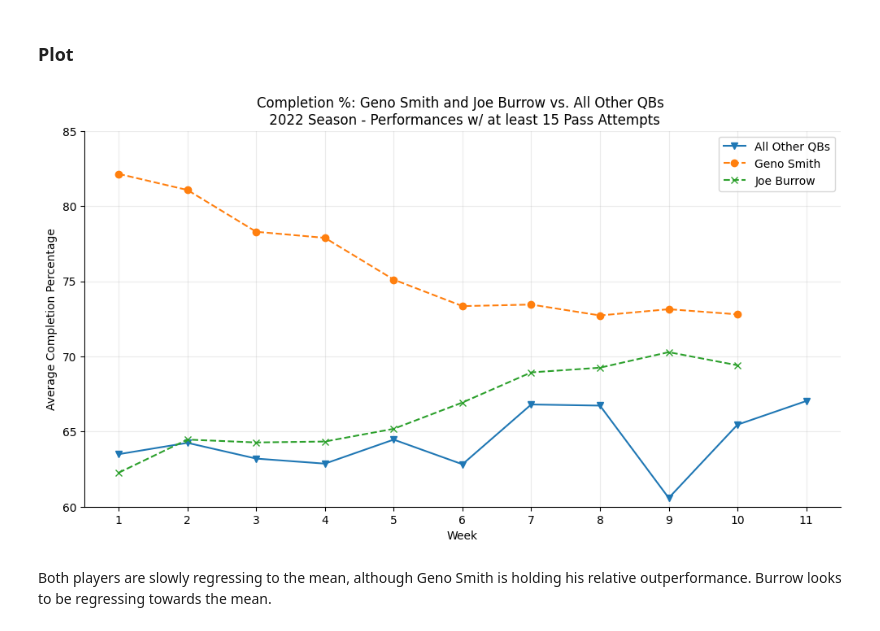
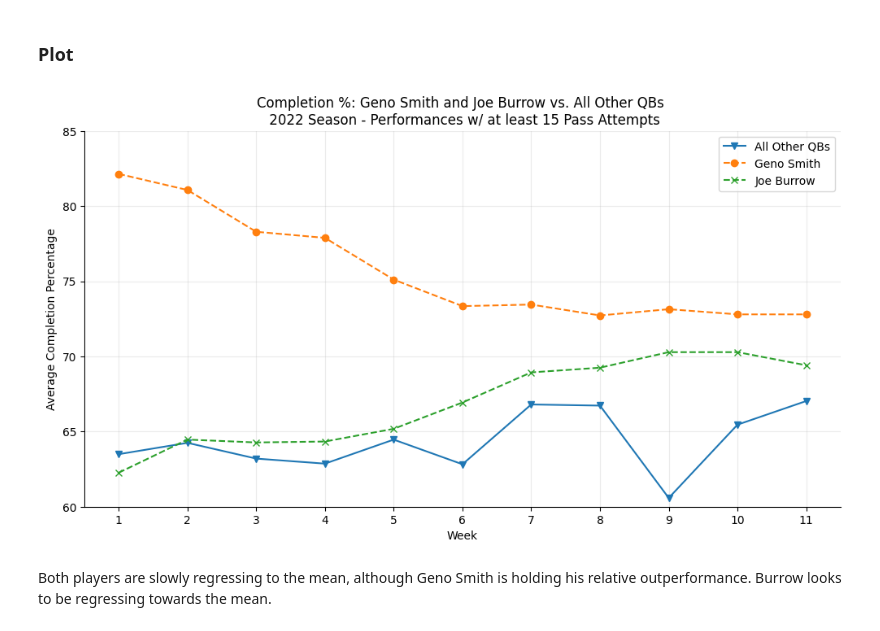
Before and after one commit to gfidanli/fantasy_football_analysis, a Jupyter notebook: daily_analysis/day_21_30/day29.ipynb, the cells around one changed output. Cells and saved outputs as stored; diff of their text form; code cells hidden in the pictures.

Commit message:
update plot with proper running avg

```diff
--- a/daily_analysis/day_21_30/day29.ipynb
+++ b/daily_analysis/day_21_30/day29.ipynb
@@ -189,3 +189,8 @@ by_player_week[by_player_week['player_name'] == 'Joe Burrow']
 | 304 | 11 | Joe Burrow | 24.0 | 39.0 | 61.54 | 355.0 | 4.0 | 2.0 | 303.0 | ... |
 # %% [markdown]
 Joe's last game was a bad one in terms of completion percentage but did well in terms of fantasy production.
+# %%
+# Get Geno Smith's running average over 11 weeks given that he had a bye week on Week 11
+geno_running_avg = list(df_2022[df_2022['player_name'] == 'Geno Smith']['comp_pct'].expanding().mean())
+geno_running_avg.append(geno_running_avg[-1])
+geno_running_avg
@@ -191,0 +209,5 @@ Joe's last game was a bad one in terms of completion percentage but did well in
+# %%
+# Get Joe Burrow's running average over 11 weeks given that he had a bye week on Week 10
+joe_running_avg = list(df_2022[df_2022['player_name'] == 'Joe Burrow']['comp_pct'].expanding().mean())
+joe_running_avg.insert(9,joe_running_avg[8])
+joe_running_avg
@@ -196,37 +230,37 @@ plt.figure(figsize=(12, 6))
 
 plt.plot(
     'week',
     'comp_pct',
     data=by_week,
     marker='v',
     label='All Other QBs')
 plt.plot(
-    [1, 2, 3, 4, 5, 6, 7, 8, 9, 10],
-    list(df_2022[df_2022['player_name'] == 'Geno Smith']['comp_pct'].expanding().mean()), # calculate cumulative average
+    [1, 2, 3, 4, 5, 6, 7, 8, 9, 10, 11],
+    geno_running_avg, # calculate cumulative average
     marker='o',
     linestyle='--',
     label='Geno Smith')
 
 plt.plot(
-    [1, 2, 3, 4, 5, 6, 7, 8, 9, 10],
-    list(df_2022[df_2022['player_name'] == 'Joe Burrow']['comp_pct'].expanding().mean()), # calculate cumulative average
+    [1, 2, 3, 4, 5, 6, 7, 8, 9, 10, 11],
+    joe_running_avg, # calculate cumulative average
     marker='x',
     linestyle='--',
     label='Joe Burrow')
 
 plt.xlabel('Week')
 plt.ylabel('Average Completion Percentage')
 plt.title('Completion %: Geno Smith and Joe Burrow vs. All Other QBs \n 2022 Season - Performances w/ at least 15 Pass Attempts')
 
 plt.xticks([1, 2, 3, 4, 5, 6, 7, 8, 9, 10, 11])
 
 plt.legend(loc="upper right")
 plt.ylim(60,85)
 plt.grid(alpha=0.25)
 sns.despine()
 
 plt.show()
 # %% [output]
-[figure, old version]
+[figure, new version]
 # %% [markdown]
 Both players are slowly regressing to the mean, although Geno Smith is holding his relative outperformance. Burrow looks to be regressing towards the mean.
```
Also changed, not shown: parts of 2 cells of this notebook.
